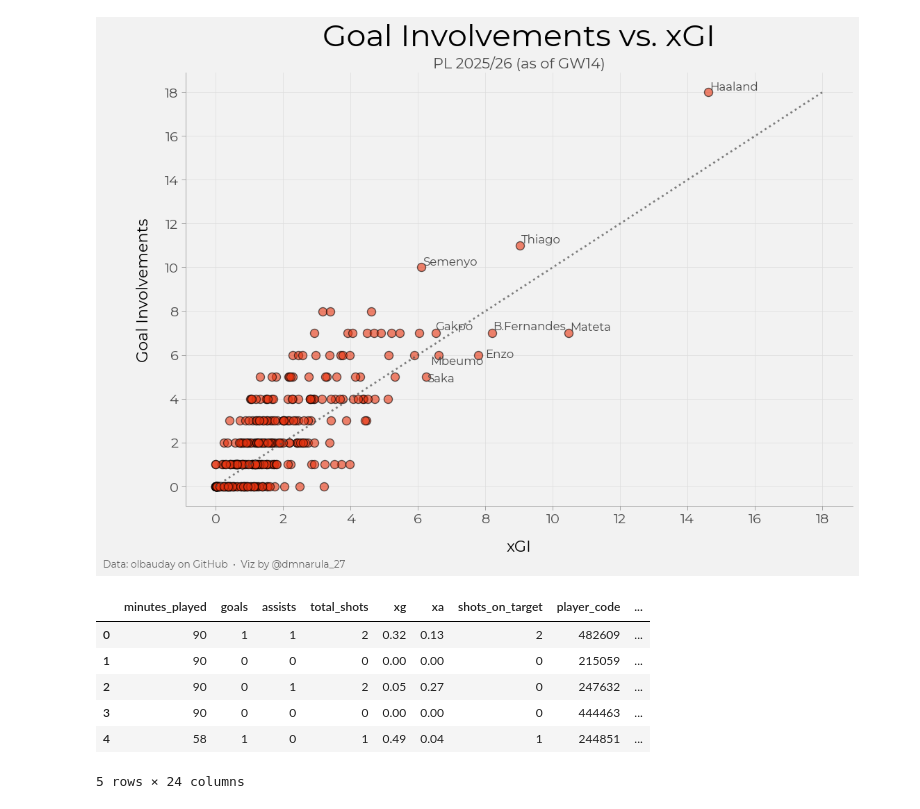
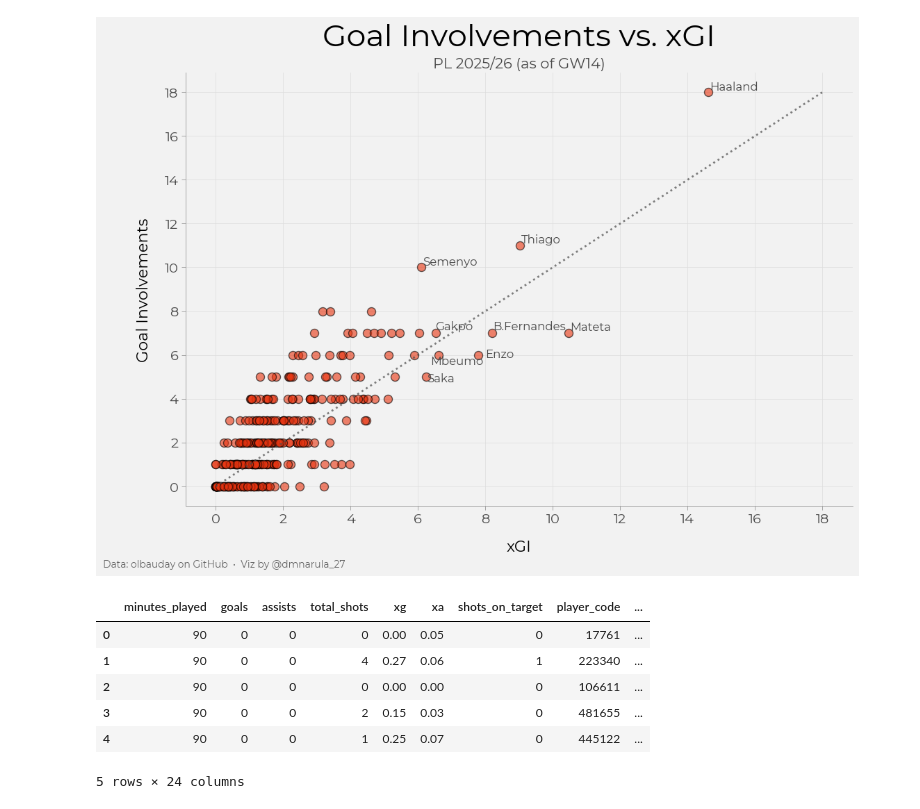
Before and after one commit to dmnarula/football-ds-learning, a Jupyter notebook: week3-visualization/Week3_Projects.ipynb, the cells around one changed output. Drawn from its saved outputs; the diff is of its cells as text; code cells hidden in the pictures.

```diff
--- a/week3-visualization/Week3_Projects.ipynb
+++ b/week3-visualization/Week3_Projects.ipynb
@@ -312,18 +312,18 @@ def get_gw_urls(gw: int):
 # %%
 # Load gameweek data and build match df
 def build_match_df_for_gw(gw: int):
   urls = get_gw_urls(gw)
   return build_match_df(*urls)
 
-df_final_clean = build_match_df_for_gw(16)
+df_final_clean = build_match_df_for_gw(17)
 df_final_clean.head()
 # %% [output]
 |  | minutes_played | goals | assists | total_shots | xg | xa | shots_on_target | player_code | ... |
-| 0 | 90 | 1 | 1 | 2 | 0.32 | 0.13 | 2 | 482609 | ... |
-| 1 | 90 | 0 | 0 | 0 | 0.00 | 0.00 | 0 | 215059 | ... |
-| 2 | 90 | 0 | 1 | 2 | 0.05 | 0.27 | 0 | 247632 | ... |
-| 3 | 90 | 0 | 0 | 0 | 0.00 | 0.00 | 0 | 444463 | ... |
-| 4 | 58 | 1 | 0 | 1 | 0.49 | 0.04 | 1 | 244851 | ... |
+| 0 | 90 | 0 | 0 | 0 | 0.00 | 0.05 | 0 | 17761 | ... |
+| 1 | 90 | 0 | 0 | 4 | 0.27 | 0.06 | 1 | 223340 | ... |
+| 2 | 90 | 0 | 0 | 0 | 0.00 | 0.00 | 0 | 106611 | ... |
+| 3 | 90 | 0 | 0 | 2 | 0.15 | 0.03 | 0 | 481655 | ... |
+| 4 | 90 | 0 | 0 | 1 | 0.25 | 0.07 | 0 | 445122 | ... |
 5 rows × 24 columns
 # %%
 # Team colors
```
Also changed, not shown: parts of 6 cells of this notebook.
